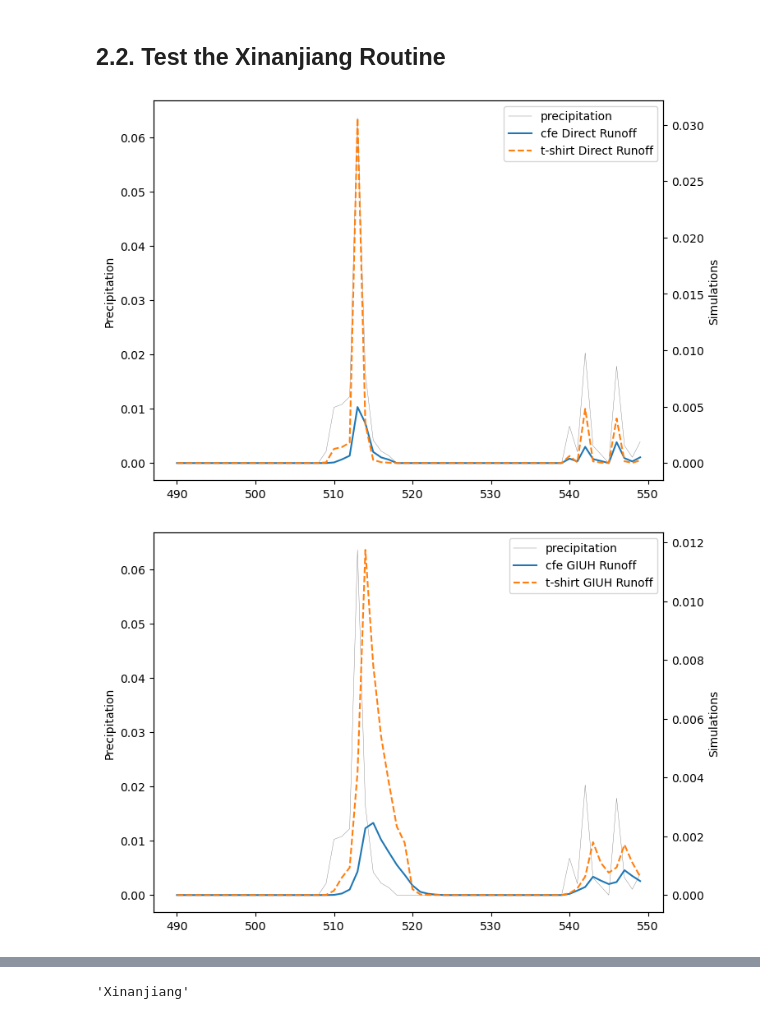
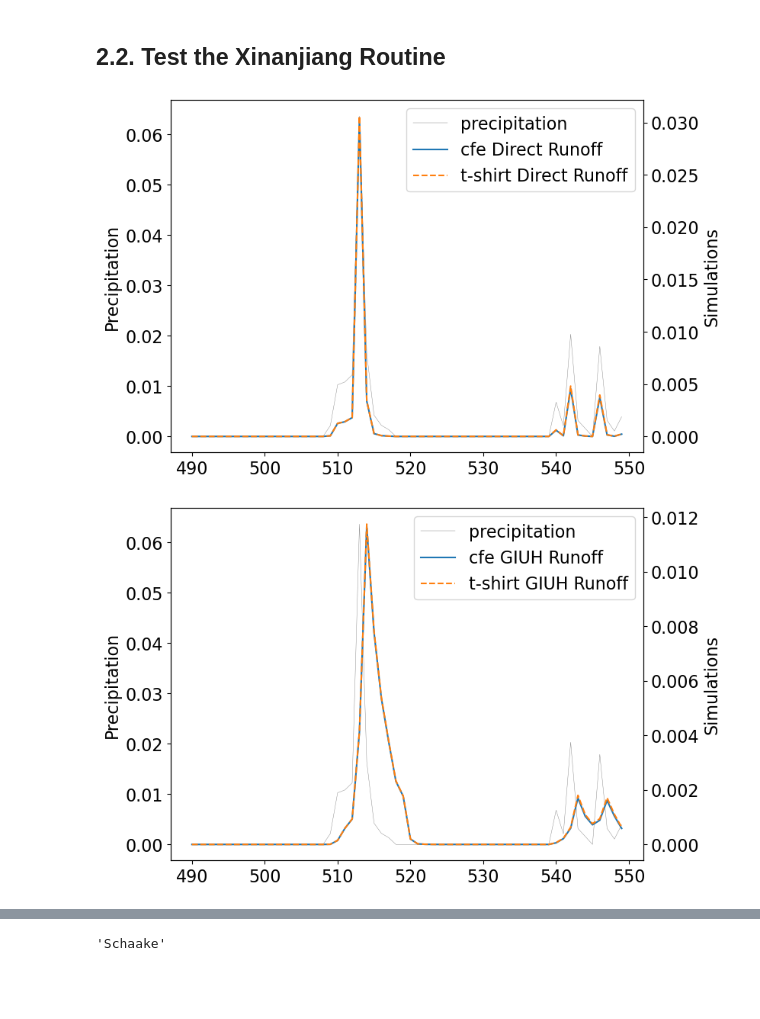
Before and after one commit to NWC-CUAHSI-Summer-Institute/cfe_py, a Jupyter notebook: run_cfe_bmi.ipynb, the cells around one changed output, grey strips where cells are left out. Cells and saved outputs as stored; diff of their text form; code cells hidden in the pictures; blank space fills up the shorter version.

```diff
--- a/run_cfe_bmi.ipynb
+++ b/run_cfe_bmi.ipynb
@@ -106,9 +106,9 @@ final gw.storage:   0.1031
 # %% [markdown]
 ## 2.2. Test the Xinanjiang Routine
 # %%
-cfe_unit_test_x = bmi_cfe.BMI_CFE('./cat_58_config_cfe_x.json')
+cfe_unit_test_x = bmi_cfe.BMI_CFE('./cat58_config_cfe.json')
 cfe_unit_test_x.initialize()
 cfe_unit_test_x.run_unit_test(plot=True, print_fluxes=False)
 # %% [output]
-[figure, old version]
+[figure, new version]
-[figure, old version]
+[figure, new version]
@@ -119,7 +119,7 @@ cfe_unit_test_x.run_unit_test(plot=True, print_fluxes=False)
 # %%
 cfe_unit_test_x.surface_partitioning_scheme
 # %% [output]
-'Xinanjiang'
+'Schaake'
 # %%
 cfe_unit_test_x.finalize(print_mass_balance=True)
 # %% [output]
```
Also changed, not shown: parts of 6 cells of this notebook, 4 other files.
